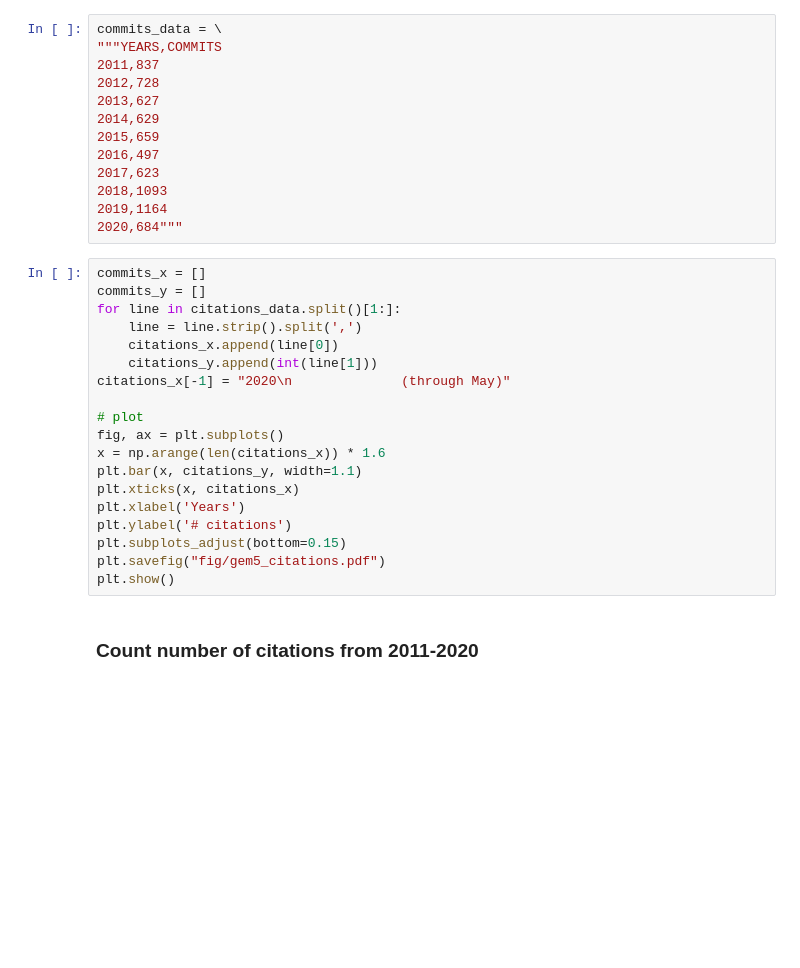
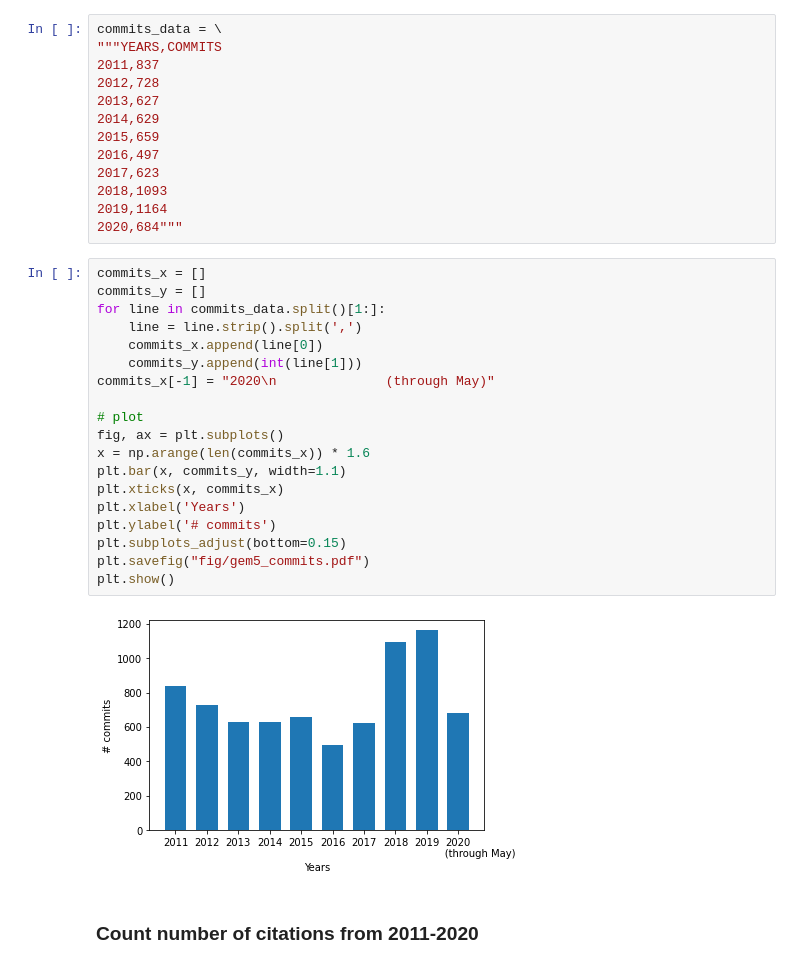
Before and after one commit to darchr/gem5-20-paper, a Jupyter notebook: graphs.ipynb, the cells around one changed output. Drawn from its saved outputs; the diff is of its cells as text; blank space fills up the shorter version.

```diff
--- a/graphs.ipynb
+++ b/graphs.ipynb
@@ -59,22 +60,24 @@ commits_data = \
 # %%
 commits_x = []
 commits_y = []
-for line in citations_data.split()[1:]:
+for line in commits_data.split()[1:]:
     line = line.strip().split(',')
-    citations_x.append(line[0])
-    citations_y.append(int(line[1]))
-citations_x[-1] = "2020\n              (through May)"
+    commits_x.append(line[0])
+    commits_y.append(int(line[1]))
+commits_x[-1] = "2020\n              (through May)"
 
 # plot
 fig, ax = plt.subplots()
-x = np.arange(len(citations_x)) * 1.6
-plt.bar(x, citations_y, width=1.1)
-plt.xticks(x, citations_x)
+x = np.arange(len(commits_x)) * 1.6
+plt.bar(x, commits_y, width=1.1)
+plt.xticks(x, commits_x)
 plt.xlabel('Years')
-plt.ylabel('# citations')
+plt.ylabel('# commits')
 plt.subplots_adjust(bottom=0.15)
-plt.savefig("fig/gem5_citations.pdf")
+plt.savefig("fig/gem5_commits.pdf")
 plt.show()
+# %% [output]
+[figure, added]
 # %% [markdown]
 ### Count number of citations from 2011-2020
 # %%
```
Also changed, not shown: parts of 6 cells of this notebook.
